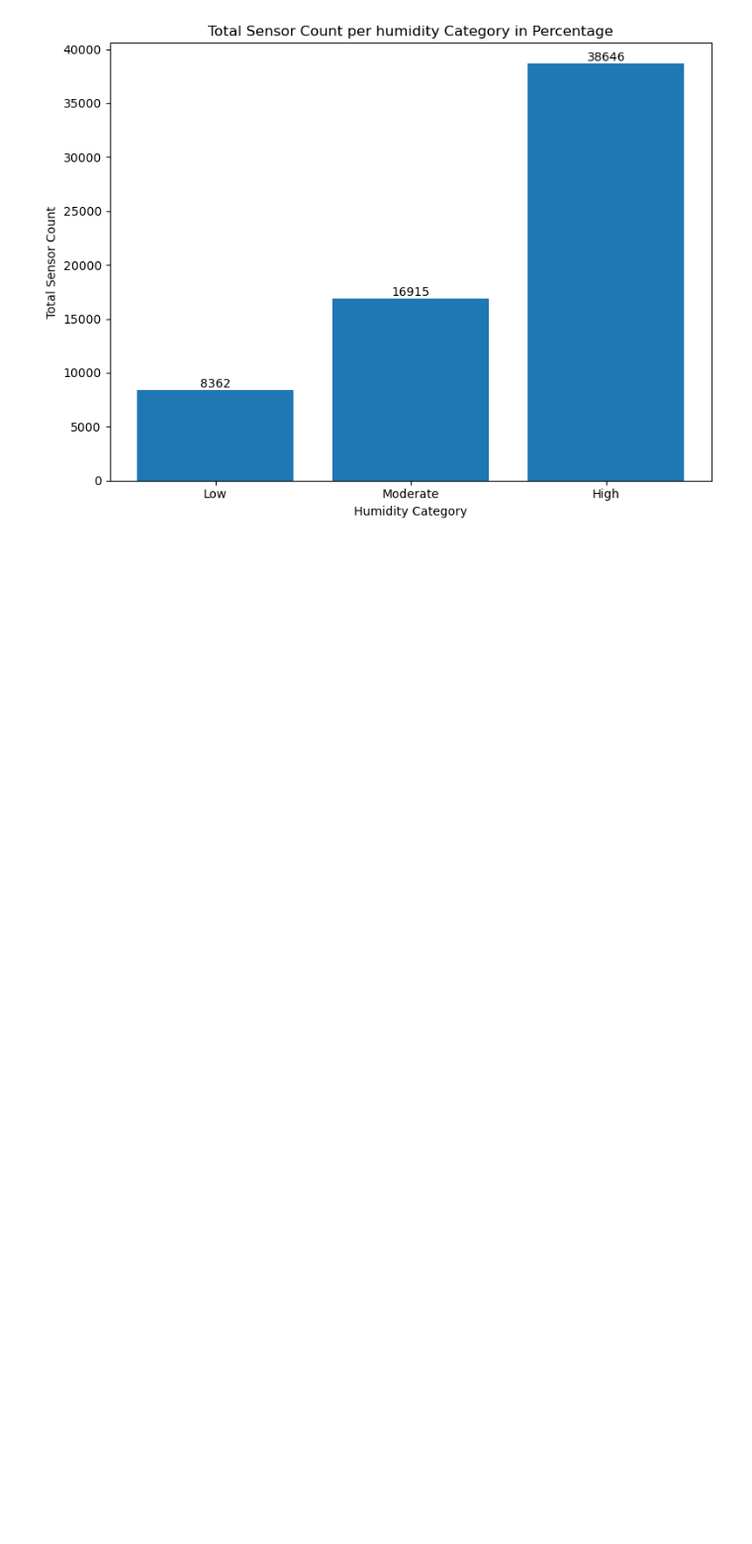
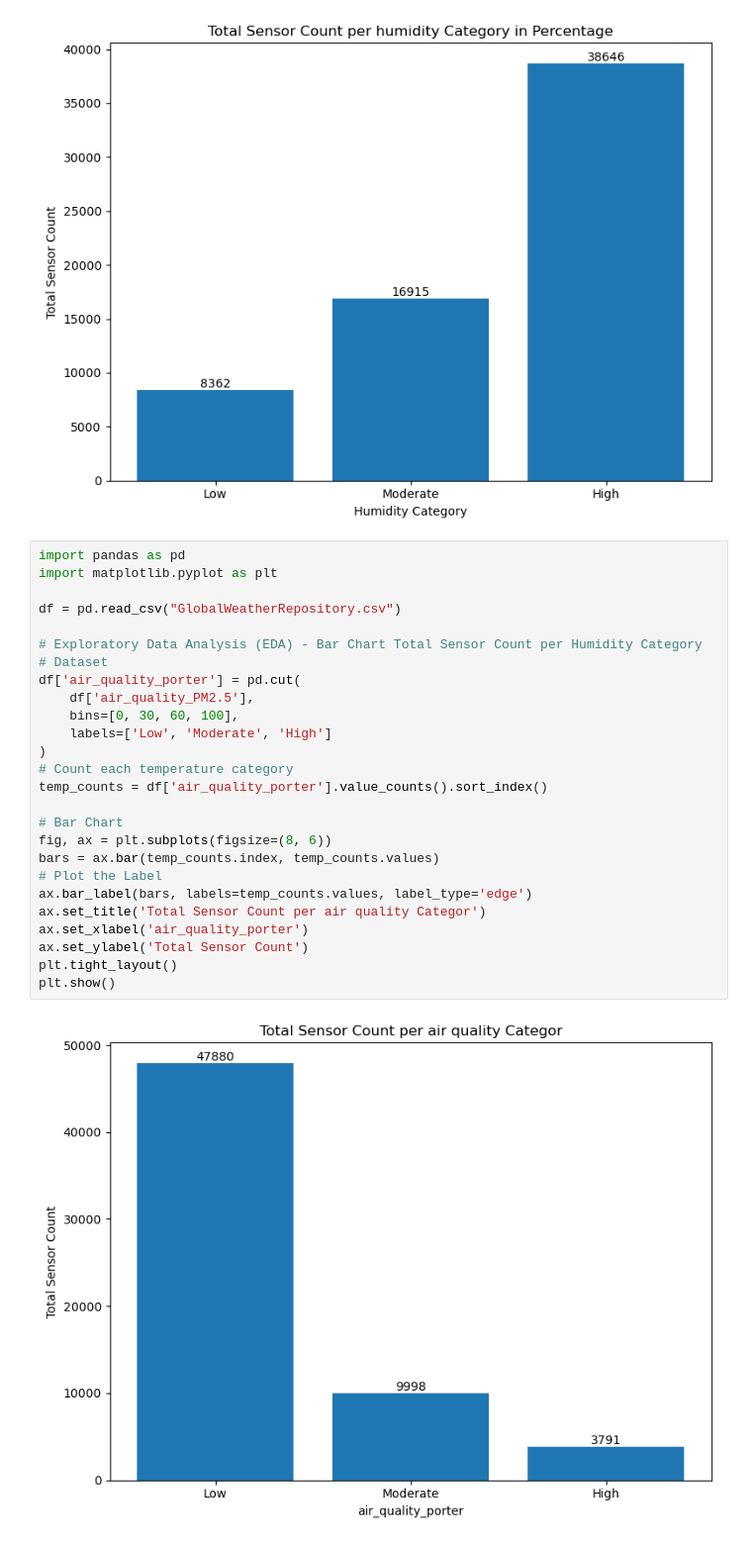
Before and after one commit to FlazeFy2/DS-World_Weather_Repository, a Jupyter notebook: exploratory data analysis-bar.ipynb, the cells around one changed output. Shown: that part at 99% size. Cells and saved outputs as stored; diff of their text form; blank space fills up the shorter version.

Commit message:
[DS] Exploratory Data Analysis (EDA) - Bar Chart Total Sensor Count Air Quality per Humidity Category in Percentage

```diff
--- a/exploratory data analysis-bar.ipynb
+++ b/exploratory data analysis-bar.ipynb
@@ -82,3 +82,31 @@ plt.tight_layout()
 plt.show()
 # %% [output]
 [figure]
+# %%
+import pandas as pd
+import matplotlib.pyplot as plt
+
+df = pd.read_csv("GlobalWeatherRepository.csv")
+
+# Exploratory Data Analysis (EDA) - Bar Chart Total Sensor Count per Humidity Category
+# Dataset
+df['air_quality_porter'] = pd.cut(
+    df['air_quality_PM2.5'],
+    bins=[0, 30, 60, 100],
+    labels=['Low', 'Moderate', 'High']
+)
+# Count each temperature category
+temp_counts = df['air_quality_porter'].value_counts().sort_index()
+
+# Bar Chart
+fig, ax = plt.subplots(figsize=(8, 6))
+bars = ax.bar(temp_counts.index, temp_counts.values)
+# Plot the Label
+ax.bar_label(bars, labels=temp_counts.values, label_type='edge')
+ax.set_title('Total Sensor Count per air quality Categor')
+ax.set_xlabel('air_quality_porter')
+ax.set_ylabel('Total Sensor Count')
+plt.tight_layout()
+plt.show()
+# %% [output]
+[figure, added]
```
